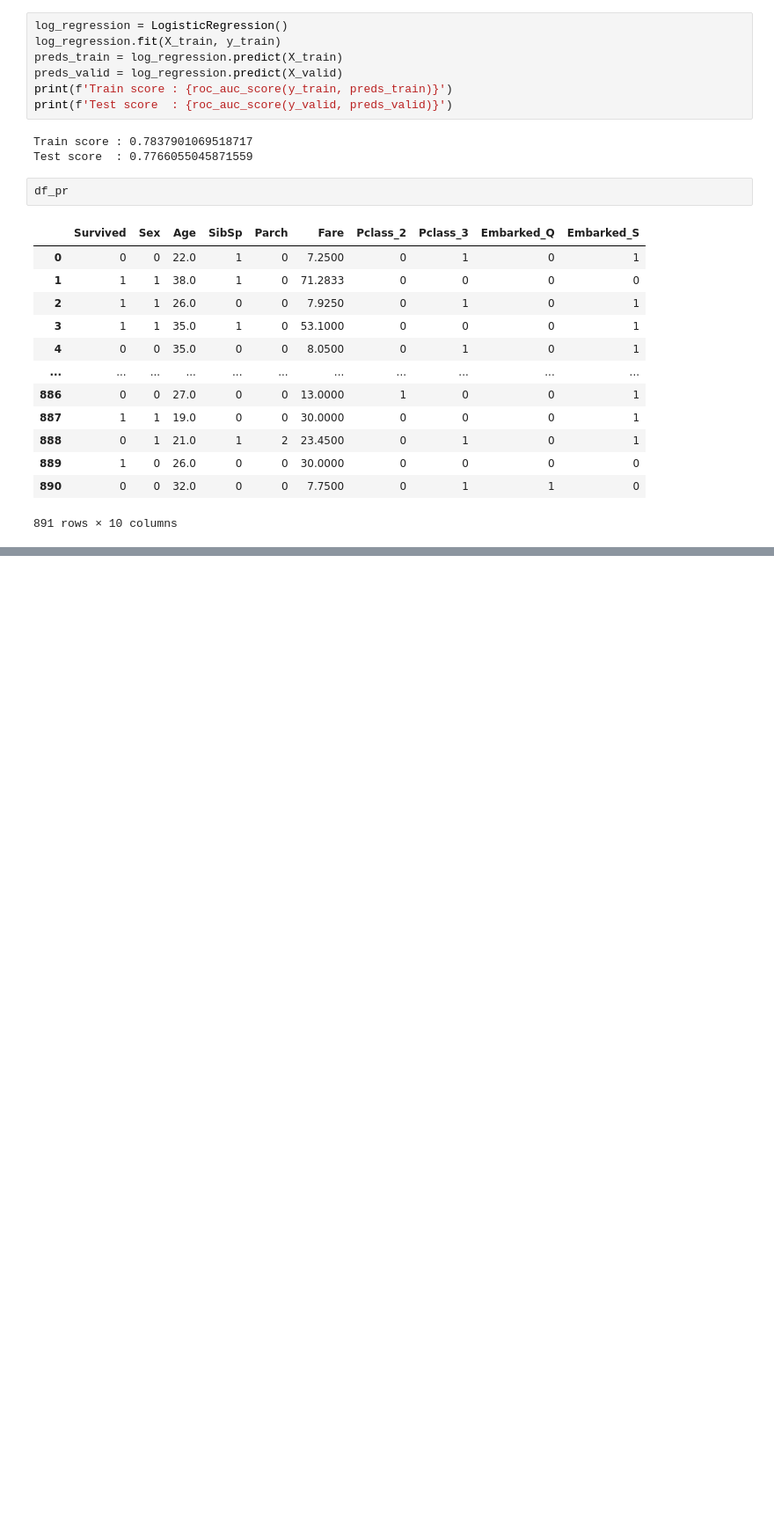
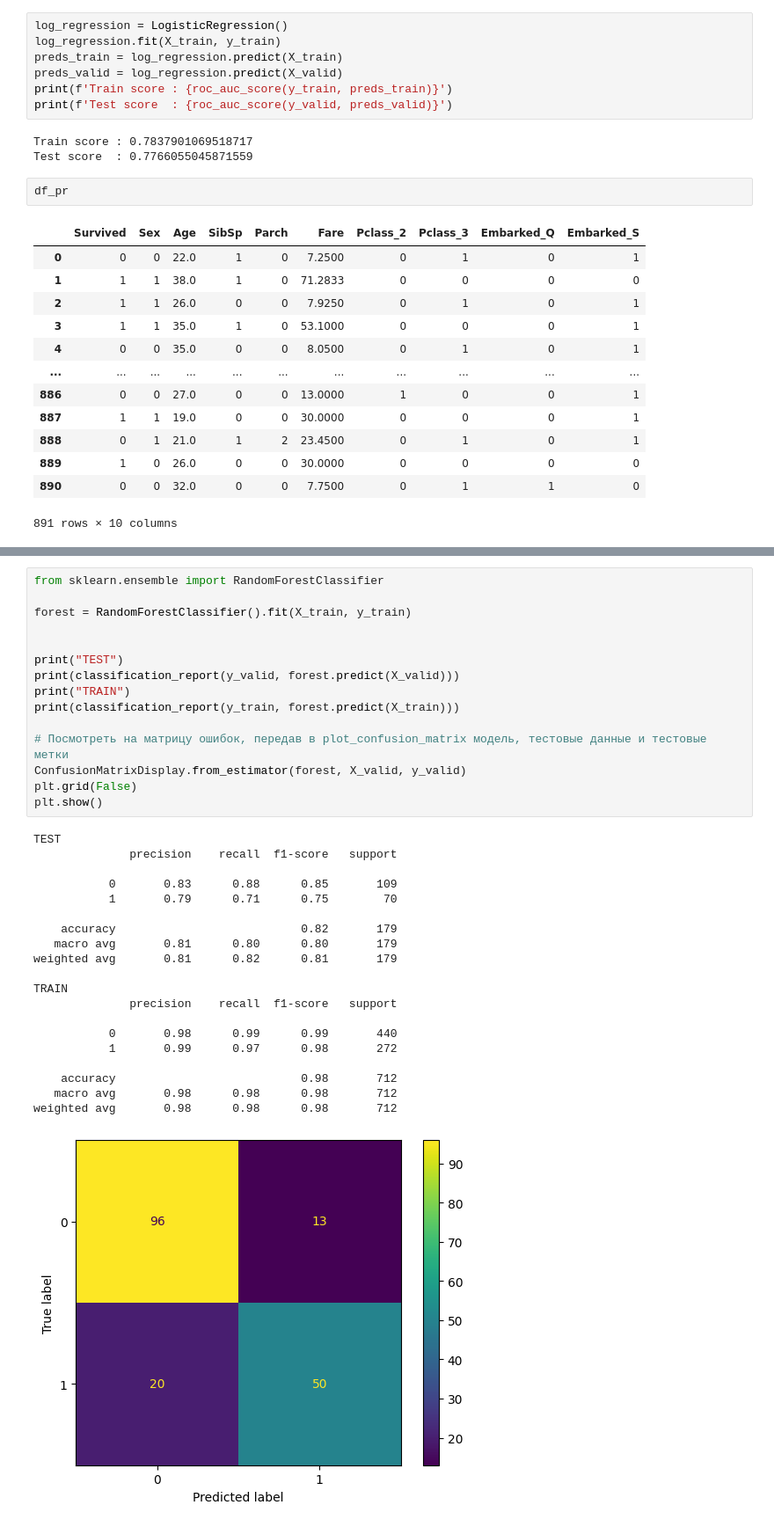
Before and after one commit to Filibonus/Titanic, a Jupyter notebook: titanic.ipynb, the cells around one changed output, grey strips where cells are left out. Shown at 88% size. Saved outputs shown, nothing was run; the diff lists cells and outputs as text; blank space fills up the shorter version.

```diff
--- a/titanic.ipynb
+++ b/titanic.ipynb
@@ -363,0 +404,36 @@ df_pr
+# %%
+from sklearn.ensemble import RandomForestClassifier
+
+forest = RandomForestClassifier().fit(X_train, y_train)
+
+
+print("TEST")
+print(classification_report(y_valid, forest.predict(X_valid)))
+print("TRAIN")
+print(classification_report(y_train, forest.predict(X_train)))
+
+# Посмотреть на матрицу ошибок, передав в plot_confusion_matrix модель, тестовые данные и тестовые метки
+ConfusionMatrixDisplay.from_estimator(forest, X_valid, y_valid)
+plt.grid(False)
+plt.show()
+# %% [output]
+TEST
+              precision    recall  f1-score   support
+
+           0       0.83      0.88      0.85       109
+           1       0.79      0.71      0.75        70
+
+    accuracy                           0.82       179
+   macro avg       0.81      0.80      0.80       179
+weighted avg       0.81      0.82      0.81       179
+
+TRAIN
+              precision    recall  f1-score   support
+
+           0       0.98      0.99      0.99       440
+           1       0.99      0.97      0.98       272
+
+    accuracy                           0.98       712
+   macro avg       0.98      0.98      0.98       712
+weighted avg       0.98      0.98      0.98       712
+[figure, added]
```
Also changed, not shown: parts of 2 cells of this notebook.
